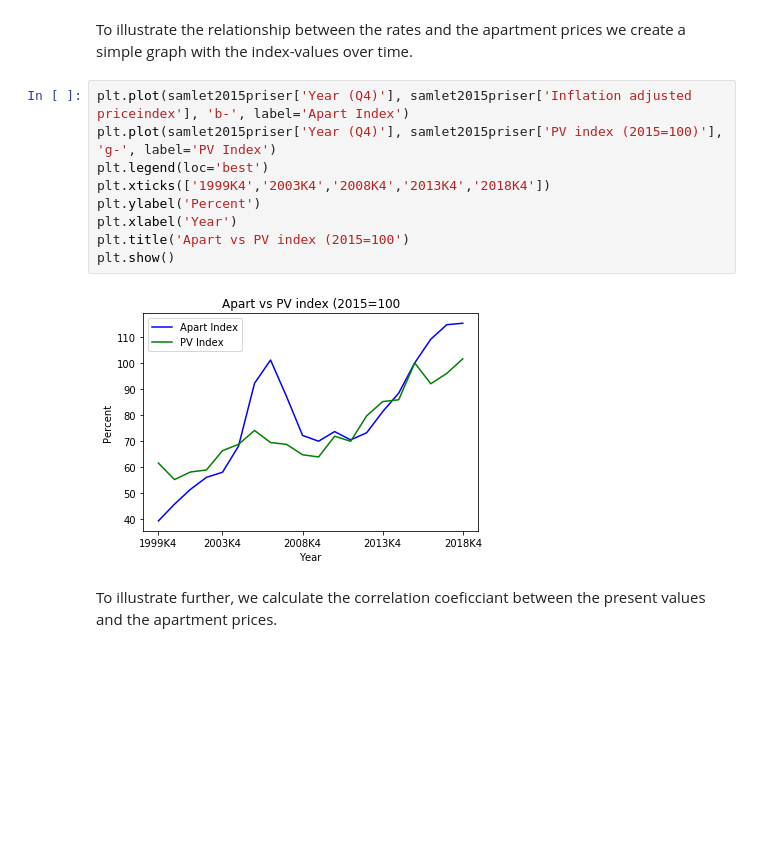
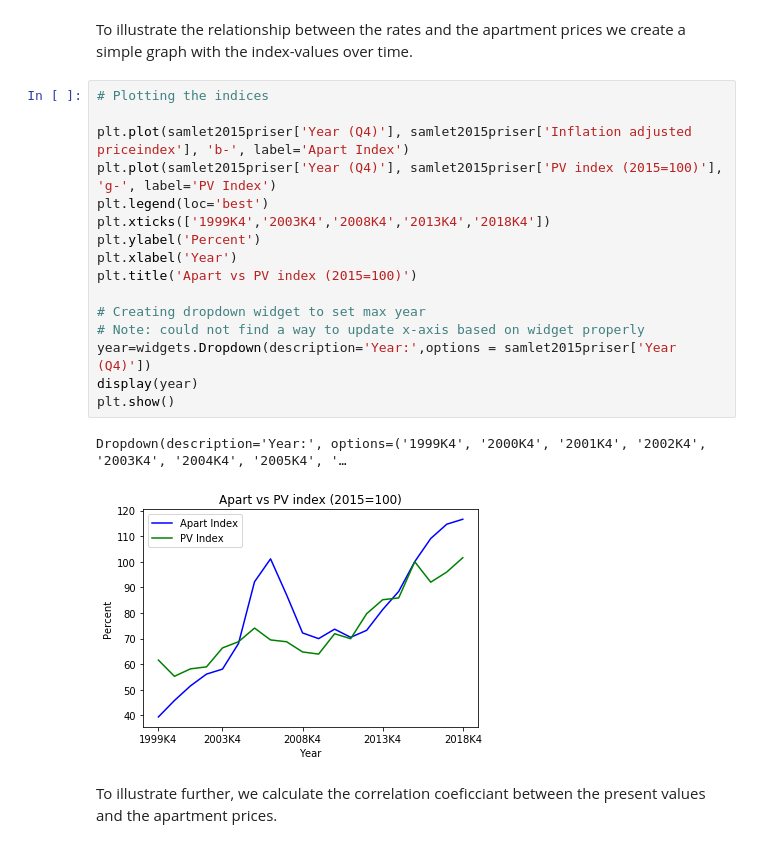
Before and after one commit to NumEconCopenhagen/projects-2019-whynot, a Jupyter notebook: dataproject/dataProject.ipynb, the cells around one changed output. Drawn from its saved outputs; the diff is of its cells as text; blank space fills up the shorter version.

```diff
--- a/dataproject/dataProject.ipynb
+++ b/dataproject/dataProject.ipynb
@@ -488,16 +513,24 @@ samlet2015priser
 # %% [markdown]
 To illustrate the relationship between the rates and the apartment prices we create a simple graph with the index-values over time.
 # %%
+# Plotting the indices
+
 plt.plot(samlet2015priser['Year (Q4)'], samlet2015priser['Inflation adjusted priceindex'], 'b-', label='Apart Index')
 plt.plot(samlet2015priser['Year (Q4)'], samlet2015priser['PV index (2015=100)'], 'g-', label='PV Index')
 plt.legend(loc='best')
 plt.xticks(['1999K4','2003K4','2008K4','2013K4','2018K4'])
 plt.ylabel('Percent')
 plt.xlabel('Year')
-plt.title('Apart vs PV index (2015=100')
+plt.title('Apart vs PV index (2015=100)')
+
+# Creating dropdown widget to set max year
+# Note: could not find a way to update x-axis based on widget properly
+year=widgets.Dropdown(description='Year:',options = samlet2015priser['Year (Q4)'])
+display(year)
 plt.show()
 # %% [output]
+Dropdown(description='Year:', options=('1999K4', '2000K4', '2001K4', '2002K4', '2003K4', '2004K4', '2005K4', '…
-[figure, old version]
+[figure, new version]
 # %% [markdown]
 To illustrate further, we calculate the correlation coeficciant between the present values and the apartment prices.
 # %%
```
Also changed, not shown: parts of 31 cells of this notebook, 1 other file.
